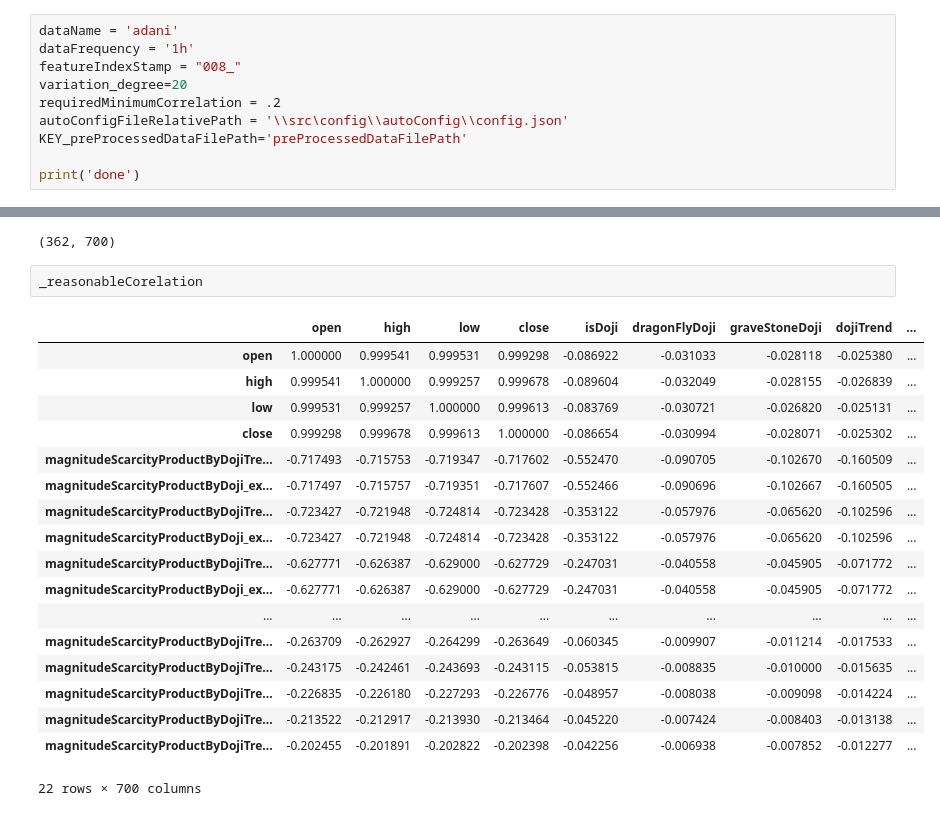
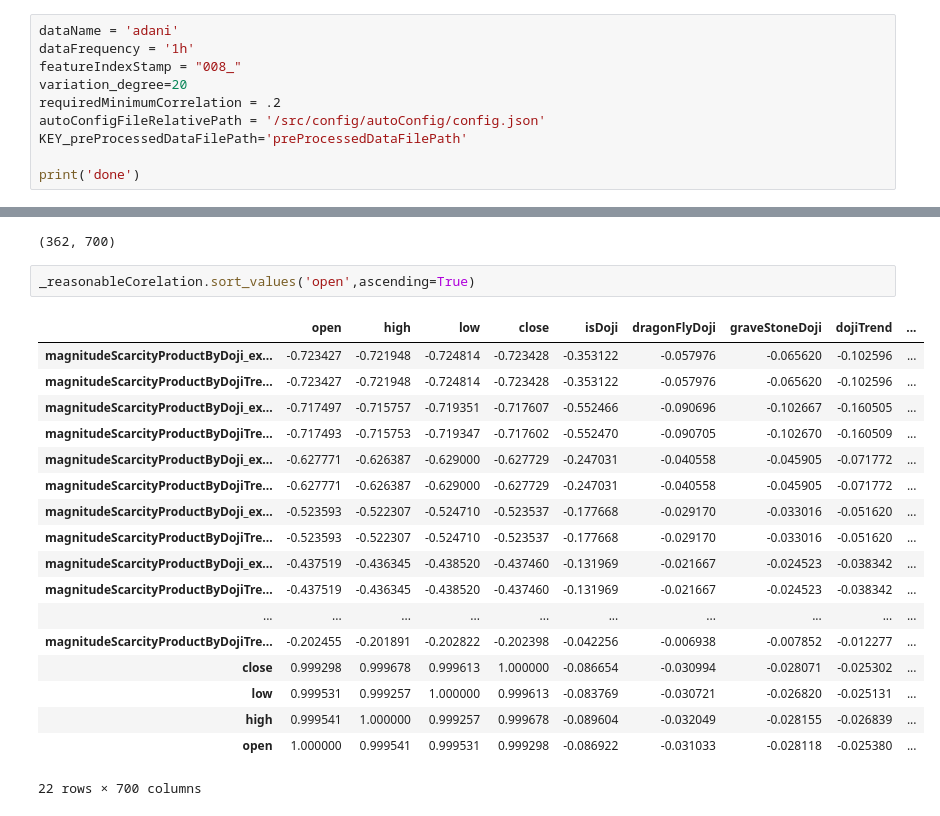
Before and after one commit to ozinisle/erai-v2.0, a Jupyter notebook: eraiVersion2/src/notebooks/02 DataPreparation/008. Feature is_doji.ipynb, the cells around one changed output, grey strips where cells are left out. Drawn from its saved outputs; the diff is of its cells as text.

```diff
--- a/eraiVersion2/src/notebooks/02 DataPreparation/008. Feature is_doji.ipynb
+++ b/eraiVersion2/src/notebooks/02 DataPreparation/008. Feature is_doji.ipynb
@@ -4,7 +7,7 @@ dataFrequency = '1h'
 featureIndexStamp = "008_"
 variation_degree=20
 requiredMinimumCorrelation = .2
-autoConfigFileRelativePath = '\\src\config\\autoConfig\\config.json'
+autoConfigFileRelativePath = '/src/config/autoConfig/config.json'
 KEY_preProcessedDataFilePath='preProcessedDataFilePath'
 
 print('done')
@@ -93,24 +94,24 @@ setAutoConfigData >>> configFilePath >>> C:\Users\kalagi01\Desktop\dev\eraiVersi
 _correlation.shape
 # %% [output]
 (362, 700)
-# %%
-_reasonableCorelation
-# %% [output]
-|  | open | high | low | close | isDoji | dragonFlyDoji | graveStoneDoji | dojiTrend | ... |
-| open | 1.000000 | 0.999541 | 0.999531 | 0.999298 | -0.086922 | -0.031033 | -0.028118 | -0.025380 | ... |
-| high | 0.999541 | 1.000000 | 0.999257 | 0.999678 | -0.089604 | -0.032049 | -0.028155 | -0.026839 | ... |
-| low | 0.999531 | 0.999257 | 1.000000 | 0.999613 | -0.083769 | -0.030721 | -0.026820 | -0.025131 | ... |
-| close | 0.999298 | 0.999678 | 0.999613 | 1.000000 | -0.086654 | -0.030994 | -0.028071 | -0.025302 | ... |
-| magnitudeScarcityProductByDojiTre... | -0.717493 | -0.715753 | -0.719347 | -0.717602 | -0.552470 | -0.090705 | -0.102670 | -0.160509 | ... |
-| magnitudeScarcityProductByDoji_ex... | -0.717497 | -0.715757 | -0.719351 | -0.717607 | -0.552466 | -0.090696 | -0.102667 | -0.160505 | ... |
-| magnitudeScarcityProductByDojiTre... | -0.723427 | -0.721948 | -0.724814 | -0.723428 | -0.353122 | -0.057976 | -0.065620 | -0.102596 | ... |
-| magnitudeScarcityProductByDoji_ex... | -0.723427 | -0.721948 | -0.724814 | -0.723428 | -0.353122 | -0.057976 | -0.065620 | -0.102596 | ... |
-| magnitudeScarcityProductByDojiTre... | -0.627771 | -0.626387 | -0.629000 | -0.627729 | -0.247031 | -0.040558 | -0.045905 | -0.071772 | ... |
-| magnitudeScarcityProductByDoji_ex... | -0.627771 | -0.626387 | -0.629000 | -0.627729 | -0.247031 | -0.040558 | -0.045905 | -0.071772 | ... |
-| ... | ... | ... | ... | ... | ... | ... | ... | ... | ... |
-| magnitudeScarcityProductByDojiTre... | -0.263709 | -0.262927 | -0.264299 | -0.263649 | -0.060345 | -0.009907 | -0.011214 | -0.017533 | ... |
-| magnitudeScarcityProductByDojiTre... | -0.243175 | -0.242461 | -0.243693 | -0.243115 | -0.053815 | -0.008835 | -0.010000 | -0.015635 | ... |
-| magnitudeScarcityProductByDojiTre... | -0.226835 | -0.226180 | -0.227293 | -0.226776 | -0.048957 | -0.008038 | -0.009098 | -0.014224 | ... |
-| magnitudeScarcityProductByDojiTre... | -0.213522 | -0.212917 | -0.213930 | -0.213464 | -0.045220 | -0.007424 | -0.008403 | -0.013138 | ... |
-| magnitudeScarcityProductByDojiTre... | -0.202455 | -0.201891 | -0.202822 | -0.202398 | -0.042256 | -0.006938 | -0.007852 | -0.012277 | ... |
-22 rows × 700 columns
+# %%
+_reasonableCorelation.sort_values('open',ascending=True)
+# %% [output]
+|  | open | high | low | close | isDoji | dragonFlyDoji | graveStoneDoji | dojiTrend | ... |
+| magnitudeScarcityProductByDoji_ex... | -0.723427 | -0.721948 | -0.724814 | -0.723428 | -0.353122 | -0.057976 | -0.065620 | -0.102596 | ... |
+| magnitudeScarcityProductByDojiTre... | -0.723427 | -0.721948 | -0.724814 | -0.723428 | -0.353122 | -0.057976 | -0.065620 | -0.102596 | ... |
+| magnitudeScarcityProductByDoji_ex... | -0.717497 | -0.715757 | -0.719351 | -0.717607 | -0.552466 | -0.090696 | -0.102667 | -0.160505 | ... |
+| magnitudeScarcityProductByDojiTre... | -0.717493 | -0.715753 | -0.719347 | -0.717602 | -0.552470 | -0.090705 | -0.102670 | -0.160509 | ... |
+| magnitudeScarcityProductByDoji_ex... | -0.627771 | -0.626387 | -0.629000 | -0.627729 | -0.247031 | -0.040558 | -0.045905 | -0.071772 | ... |
+| magnitudeScarcityProductByDojiTre... | -0.627771 | -0.626387 | -0.629000 | -0.627729 | -0.247031 | -0.040558 | -0.045905 | -0.071772 | ... |
+| magnitudeScarcityProductByDoji_ex... | -0.523593 | -0.522307 | -0.524710 | -0.523537 | -0.177668 | -0.029170 | -0.033016 | -0.051620 | ... |
+| magnitudeScarcityProductByDojiTre... | -0.523593 | -0.522307 | -0.524710 | -0.523537 | -0.177668 | -0.029170 | -0.033016 | -0.051620 | ... |
+| magnitudeScarcityProductByDoji_ex... | -0.437519 | -0.436345 | -0.438520 | -0.437460 | -0.131969 | -0.021667 | -0.024523 | -0.038342 | ... |
+| magnitudeScarcityProductByDojiTre... | -0.437519 | -0.436345 | -0.438520 | -0.437460 | -0.131969 | -0.021667 | -0.024523 | -0.038342 | ... |
+| ... | ... | ... | ... | ... | ... | ... | ... | ... | ... |
+| magnitudeScarcityProductByDojiTre... | -0.202455 | -0.201891 | -0.202822 | -0.202398 | -0.042256 | -0.006938 | -0.007852 | -0.012277 | ... |
+| close | 0.999298 | 0.999678 | 0.999613 | 1.000000 | -0.086654 | -0.030994 | -0.028071 | -0.025302 | ... |
+| low | 0.999531 | 0.999257 | 1.000000 | 0.999613 | -0.083769 | -0.030721 | -0.026820 | -0.025131 | ... |
+| high | 0.999541 | 1.000000 | 0.999257 | 0.999678 | -0.089604 | -0.032049 | -0.028155 | -0.026839 | ... |
+| open | 1.000000 | 0.999541 | 0.999531 | 0.999298 | -0.086922 | -0.031033 | -0.028118 | -0.025380 | ... |
+22 rows × 700 columns
```
Also changed, not shown: parts of 6 cells of this notebook, 11 other files.
